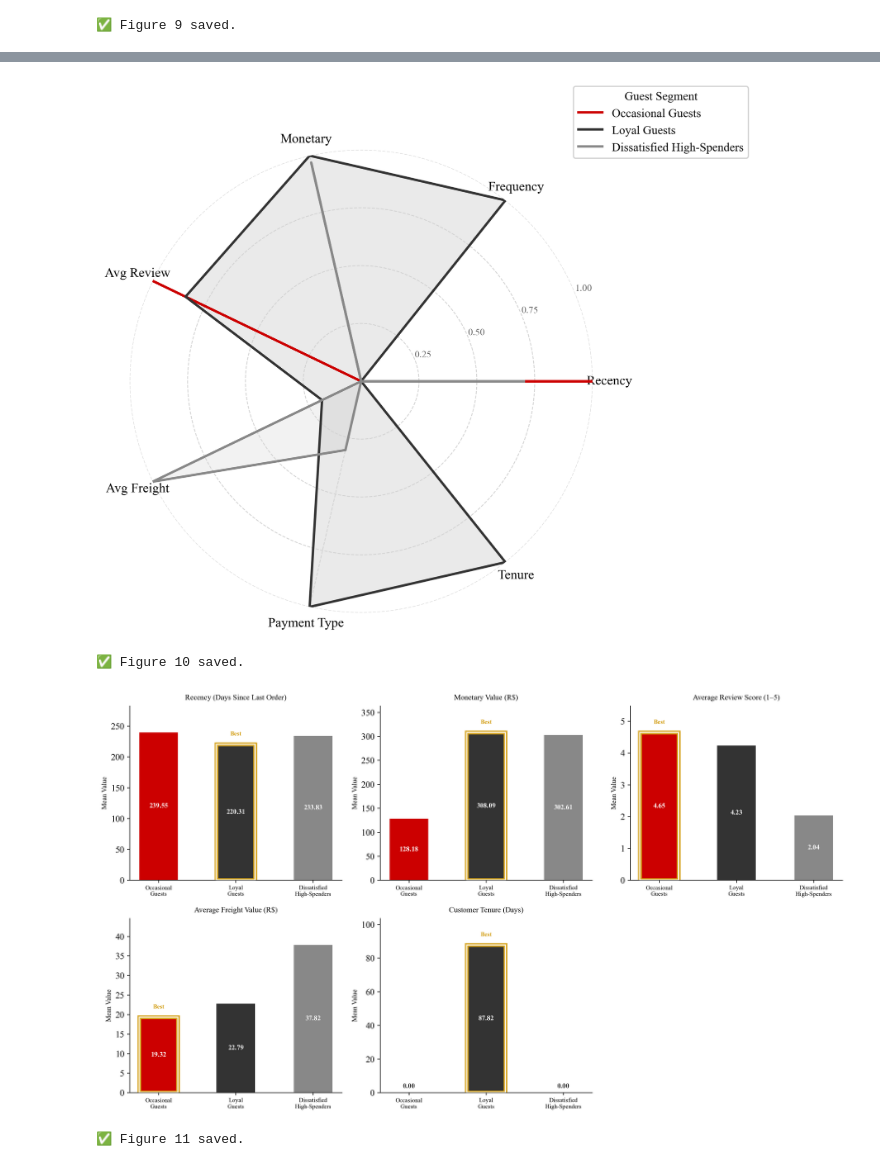
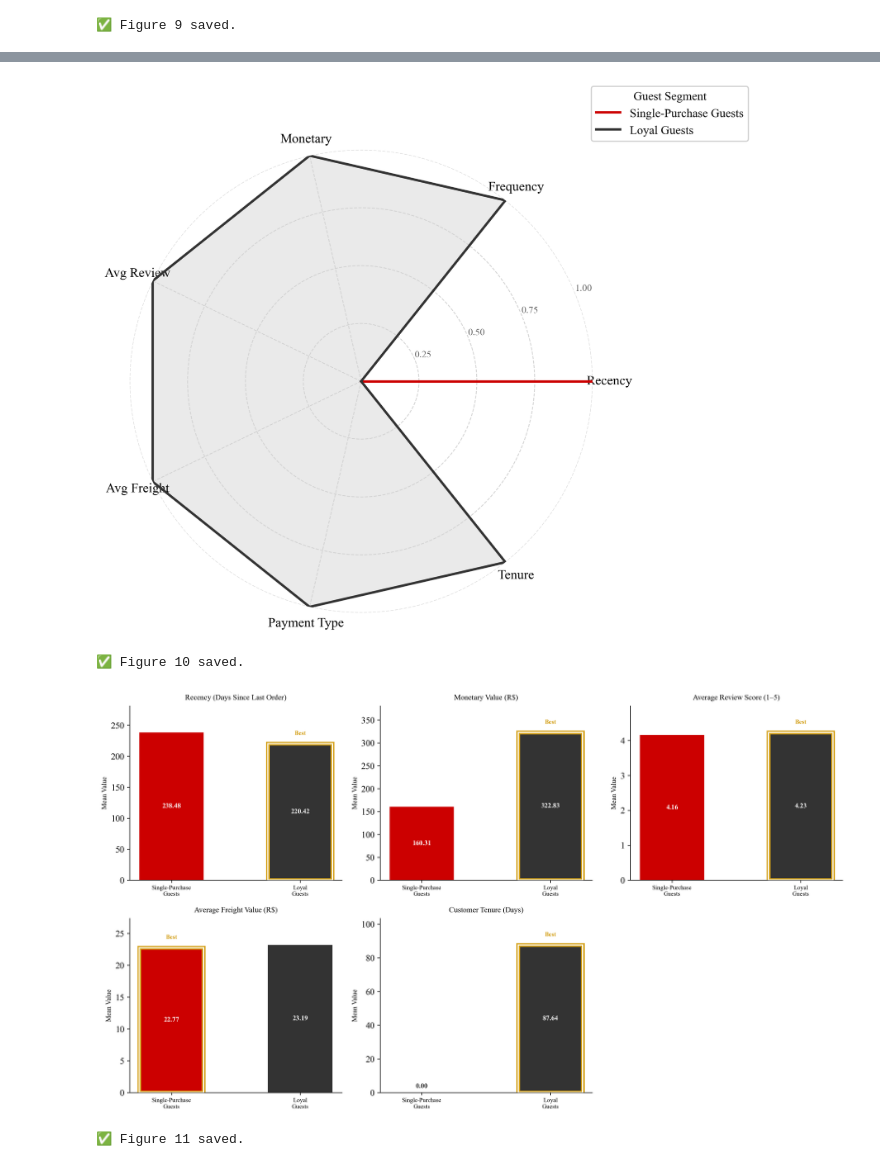
Before and after one commit to huntersarkis/gcu-capstone-project, a Jupyter notebook: notebooks/topic4_model_building.ipynb, the cells around one changed output, grey strips where cells are left out. Drawn from its saved outputs; the diff is of its cells as text; code cells hidden in the pictures.

```diff
--- a/notebooks/topic4_model_building.ipynb
+++ b/notebooks/topic4_model_building.ipynb
@@ -282,9 +282,9 @@ Running silhouette scoring (sampled 10%)...
 [figure]
 ✅ Figure 9 saved.
 # %%
-# Final K-Means Model Run (K=3)
+# Cell 6 — Final K-Means Model Run (K=2)
 
-OPTIMAL_K = 3
+OPTIMAL_K = 2
 
 # ── Fit final model ───────────────────────────────────────────
 kmeans_final = KMeans(
@@ -301,7 +301,7 @@ df_raw["Cluster"] = kmeans_final.labels_
 print(f"✅ K-Means model fit complete  (K={OPTIMAL_K})")
 print(f"   Inertia:           {kmeans_final.inertia_:,.1f}")
 print(f"   Iterations:        {kmeans_final.n_iter_}")
-print(f"   Silhouette score:  0.370")
+print(f"   Silhouette score:  0.632")
 
 # ── Cluster size distribution ─────────────────────────────────
 print("\nCluster Size Distribution:")
@@ -399,12 +394,11 @@ Strategic Implications by Segment:
 # Radar Chart: Cluster Profiles (Figure 10)
 
 profile_raw = df_raw.groupby("Cluster_Label")[FEATURES].mean()
-profile_raw = profile_raw.loc[["Occasional Guests", "Loyal Guests", "Dissatisfied High-Spenders"]]
+profile_raw = profile_raw.loc[["Single-Purchase Guests", "Loyal Guests"]]
 
 profile_norm = (profile_raw - profile_raw.min()) / (profile_raw.max() - profile_raw.min())
 
-labels = FEATURES
-num_vars = len(labels)
+num_vars = len(FEATURES)
 angles = np.linspace(0, 2 * np.pi, num_vars, endpoint=False).tolist()
 angles += angles[:1]
 
@@ -414,9 +408,8 @@ label_aliases = [
 ]
 
 colors_radar = {
-    "Occasional Guests":          "#CC0000",
-    "Loyal Guests":               "#333333",
-    "Dissatisfied High-Spenders": "#888888"
+    "Single-Purchase Guests": "#CC0000",
+    "Loyal Guests":           "#333333"
 }
 
 fig, ax = plt.subplots(figsize=(8, 8), subplot_kw=dict(polar=True))
@@ -446,13 +439,13 @@ plt.savefig(f"{OUTPUT_DIR}/fig10_radar_cluster_profiles.png", dpi=300, bbox_inch
 plt.show()
 print("✅ Figure 10 saved.")
 # %% [output]
-[figure, old version]
+[figure, new version]
 ✅ Figure 10 saved.
 # %%
-# Feature Comparison Bar Charts (Figure 11) — gold glow border on best bar
+# Feature Comparison Bar Charts (Figure 11)
 
-segment_order = ["Occasional Guests", "Loyal Guests", "Dissatisfied High-Spenders"]
-bar_colors    = ["#CC0000", "#333333", "#888888"]
+segment_order = ["Single-Purchase Guests", "Loyal Guests"]
+bar_colors    = ["#CC0000", "#333333"]
 
 plot_features = {
     "Recency":     "Recency (Days Since Last Order)",
@@ -495,63 +488,52 @@ for idx, (feature, xlabel) in enumerate(plot_features.items()):
     bars = ax.bar(segment_order, vals, color=bar_colors, width=0.5, edgecolor="none")
 
     for i, (bar, val) in enumerate(zip(bars, vals)):
-
-        # Gold glow: thick gold outer stroke + thin white inner stroke
         if i == best_idx:
             bar.set_edgecolor(GOLD)
             bar.set_linewidth(5)
-            # Draw a second bar outline on top for the inner white ring
             ax.bar(
                 bar.get_x() + bar.get_width() / 2,
-                val,
-                width=0.5,
-                color="none",
-                edgecolor="white",
-                linewidth=1.5,
-                zorder=5
+                val, width=0.5,
+                color="none", edgecolor="white",
+                linewidth=1.5, zorder=5
             )
 
-        # Value label
         color, y_pos, va = label_color_and_position(bar, val, max_val)
         ax.text(
             bar.get_x() + bar.get_width() / 2,
-            y_pos,
-            f"{val:,.2f}",
+            y_pos, f"{val:,.2f}",
             ha="center", va=va,
-            fontsize=9, color=color, fontweight="bold",
-            zorder=6
+            fontsize=9, color=color, fontweight="bold", zorder=6
         )
 
-        # "Best" text label above best bar
         if i == best_idx:
             ax.text(
                 bar.get_x() + bar.get_width() / 2,
                 bar.get_height() + max_val * 0.05,
-                "Best",
-                ha="center", va="bottom",
+                "Best", ha="center", va="bottom",
                 fontsize=8, color=GOLD, fontweight="bold"
             )
 
     ax.set_ylim(0, max_val * 1.18)
     ax.set_title(xlabel, fontsize=10, pad=8)
     ax.set_xticks(range(len(segment_order)))
     ax.set_xticklabels(
-        ["Occasional\nGuests", "Loyal\nGuests", "Dissatisfied\nHigh-Spenders"],
+        ["Single-Purchase\nGuests", "Loyal\nGuests"],
         fontsize=8
     )
     ax.set_ylabel("Mean Value", fontsize=9)
     ax.spines["top"].set_visible(False)
     ax.spines["right"].set_visible(False)
     ax.yaxis.set_major_formatter(mticker.FuncFormatter(lambda x, _: f"{x:,.0f}"))
 
 axes[5].set_visible(False)
 
 plt.tight_layout()
 plt.savefig(f"{OUTPUT_DIR}/fig11_feature_bar_charts.png", dpi=300, bbox_inches="tight")
 plt.show()
 print("✅ Figure 11 saved.")
 # %% [output]
-[figure, old version]
+[figure, new version]
 ✅ Figure 11 saved.
 # %%
 # Export Outputs
```
Also changed, not shown: parts of 8 cells of this notebook, 4 other files.
